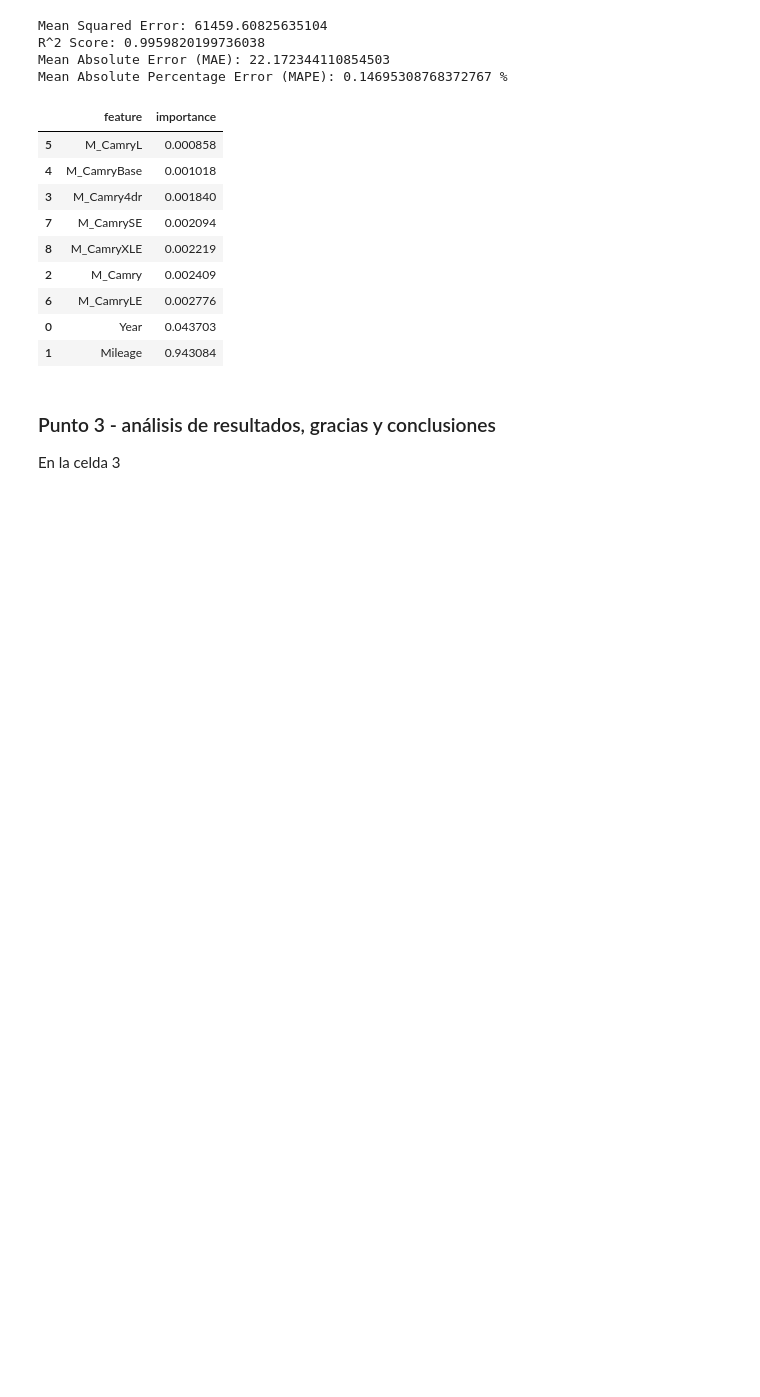
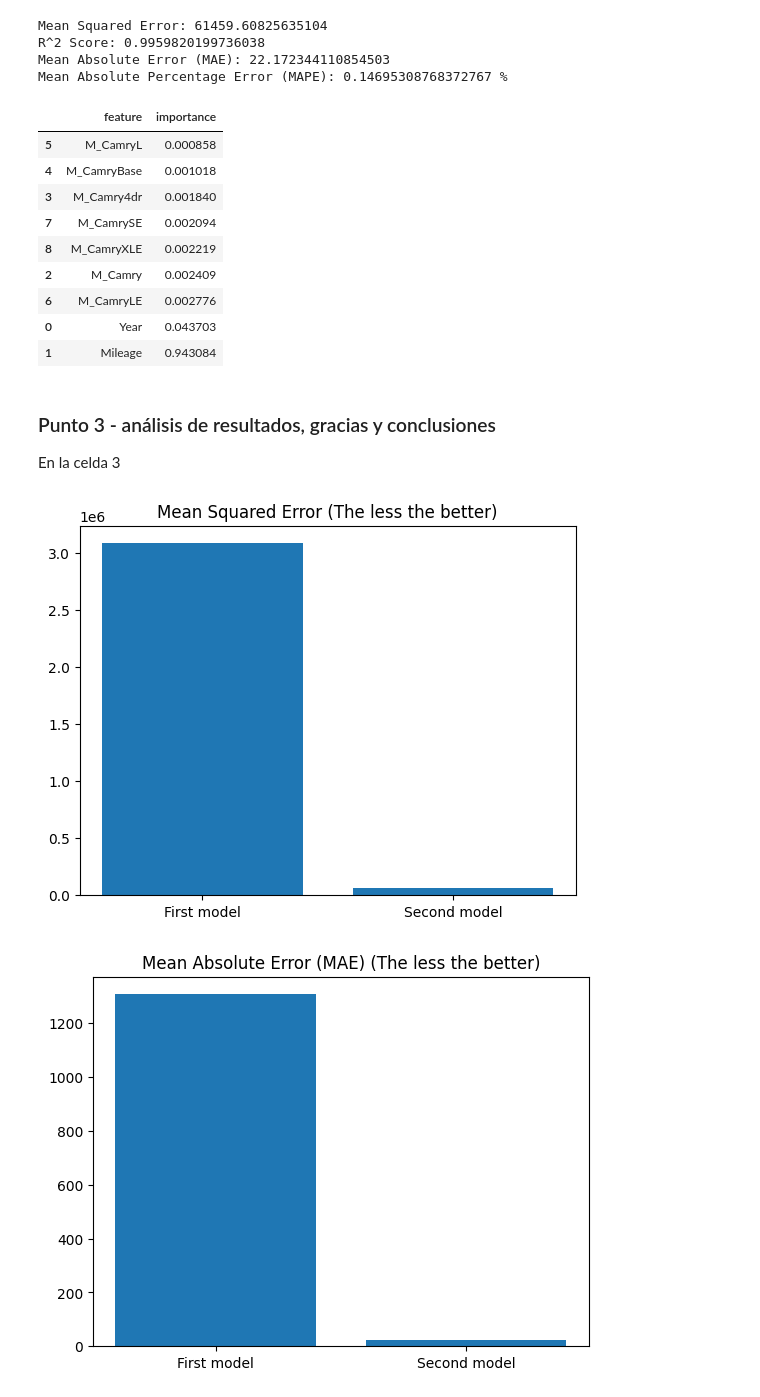
Before and after one commit to PhoenixDwarf/FORK-Inteligencia-artificial-computacion-U, a Jupyter notebook: Semana 6/Taller_RandomForests.ipynb, the cells around one changed output. Cells and saved outputs as stored; diff of their text form; code cells hidden in the pictures; blank space fills up the shorter version.

Commit message:
Feat - added graphs

```diff
--- a/Semana 6/Taller_RandomForests.ipynb
+++ b/Semana 6/Taller_RandomForests.ipynb
@@ -219,3 +219,31 @@ En la celda 3
 # - En caso de ser necesario se tendra que limitar el numero de trabajos para que no se utilizen la totalidad de los nucleos del procesador.
 # - Contar con un buen hardware te facilita mucho el entrenamiento y obtencion de parametros, el tiempo puede variar excesivamente
 # entre diferentes sistemas.
+# %%
+import matplotlib.pyplot as plt
+
+firstModel = {
+    "Mean Squared Error": 3083089.1739264703,
+    "Mean Absolute Error (MAE)": 1307.0800496834686,
+    "Mean Absolute Percentage Error (MAPE)": 9.508214654977811,
+    "R^2 Score": 0.79844012886049
+}
+
+secondModel = {
+    "Mean Squared Error": 61459.60825635104,
+    "Mean Absolute Error (MAE)": 22.172344110854503,
+    "Mean Absolute Percentage Error (MAPE)": 0.14695308768372767,
+    "R^2 Score": 0.9959820199736038
+}
+
+
+# Gráfico de barras
+for key, value in firstModel.items():
+    fig, ax = plt.subplots()
+    if key != "R^2 Score": ax.set_title(f"{key} (The less the better)")
+    else: ax.set_title(f"{key} (The higher the better)")
+    ax.bar(x = ["First model", "Second model"], height = [firstModel[key], secondModel[key]])
+    plt.show()
+# %% [output]
+[figure, added]
+[figure, added]
```
Also changed, not shown: parts of 1 cell of this notebook.
